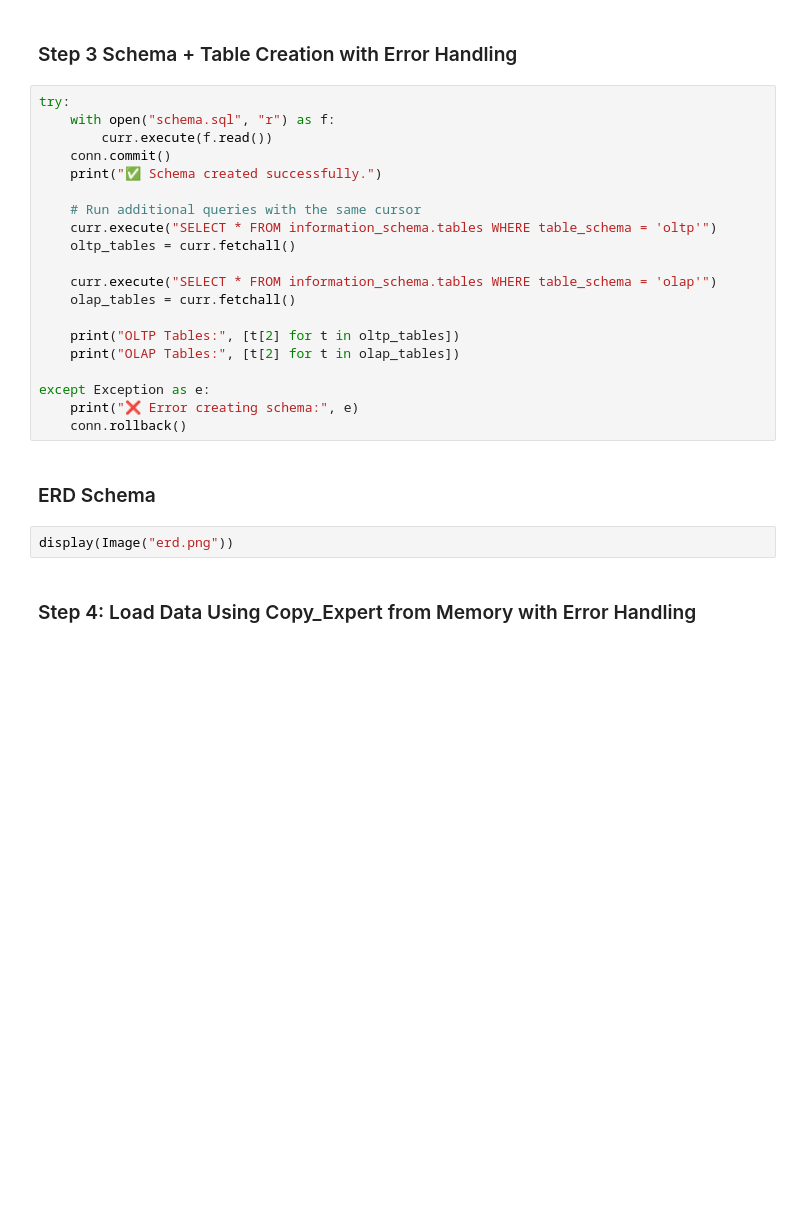
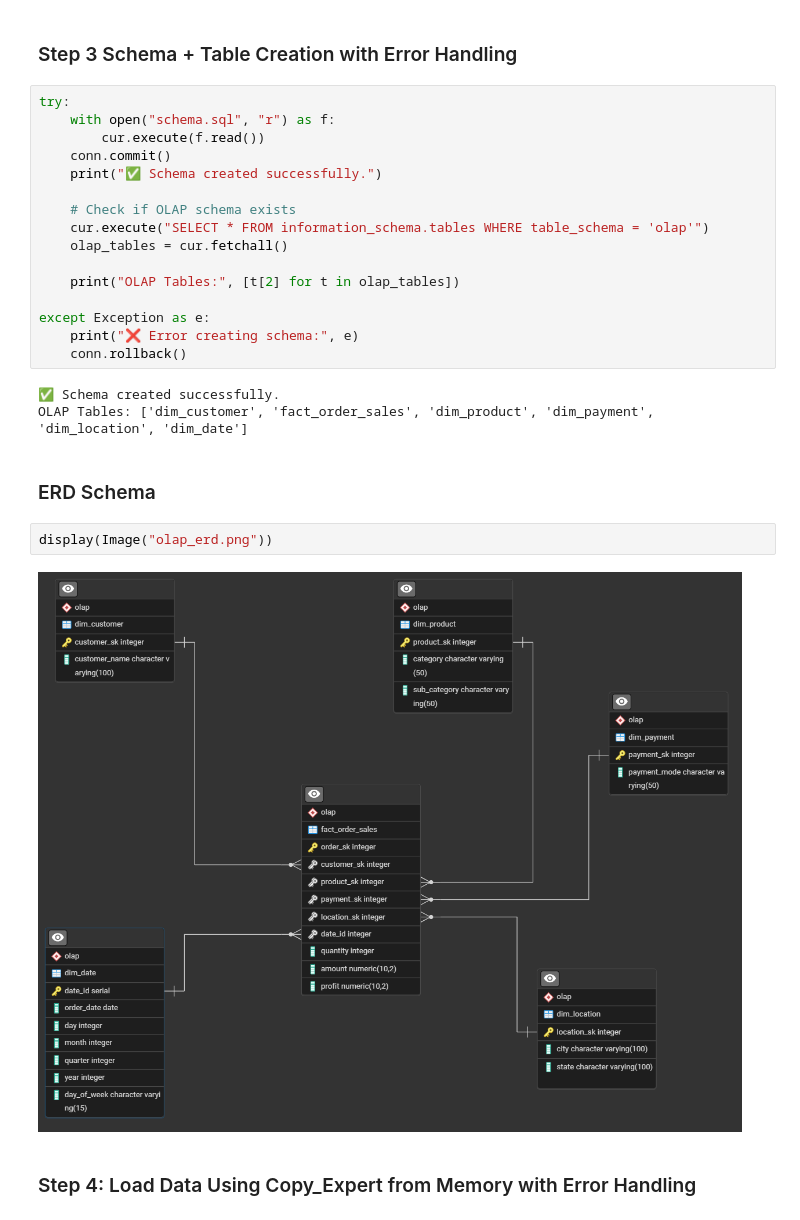
Before and after one commit to AnnieFiB/OtherProjects, a Jupyter notebook: DataEngineering/DWHmodelling/capstone_project/data_cleaning.ipynb, the cells around one changed output. Drawn from its saved outputs; the diff is of its cells as text; blank space fills up the shorter version.

```diff
--- a/DataEngineering/DWHmodelling/capstone_project/data_cleaning.ipynb
+++ b/DataEngineering/DWHmodelling/capstone_project/data_cleaning.ipynb
@@ -274,27 +350,28 @@ conn, cur = get_db_connection(url_var="SALES_DB_URL")
 # %%
 try:
     with open("schema.sql", "r") as f:
-        curr.execute(f.read())
+        cur.execute(f.read())
     conn.commit()
     print("✅ Schema created successfully.")
 
-    # Run additional queries with the same cursor
-    curr.execute("SELECT * FROM information_schema.tables WHERE table_schema = 'oltp'")
-    oltp_tables = curr.fetchall()
+    # Check if OLAP schema exists
+    cur.execute("SELECT * FROM information_schema.tables WHERE table_schema = 'olap'")
+    olap_tables = cur.fetchall()
 
-    curr.execute("SELECT * FROM information_schema.tables WHERE table_schema = 'olap'")
-    olap_tables = curr.fetchall()
-
-    print("OLTP Tables:", [t[2] for t in oltp_tables])
     print("OLAP Tables:", [t[2] for t in olap_tables])
 
 except Exception as e:
     print("❌ Error creating schema:", e)
     conn.rollback()
+# %% [output]
+✅ Schema created successfully.
+OLAP Tables: ['dim_customer', 'fact_order_sales', 'dim_product', 'dim_payment', 'dim_location', 'dim_date']
 # %% [markdown]
 ### ERD Schema
 # %%
-display(Image("erd.png"))
+display(Image("olap_erd.png"))
+# %% [output]
+[figure, added]
 # %% [markdown]
 ### Step 4: Load Data Using Copy_Expert from Memory with Error Handling
 # %%
```
Also changed, not shown: parts of 38 cells of this notebook, 19 other files.
